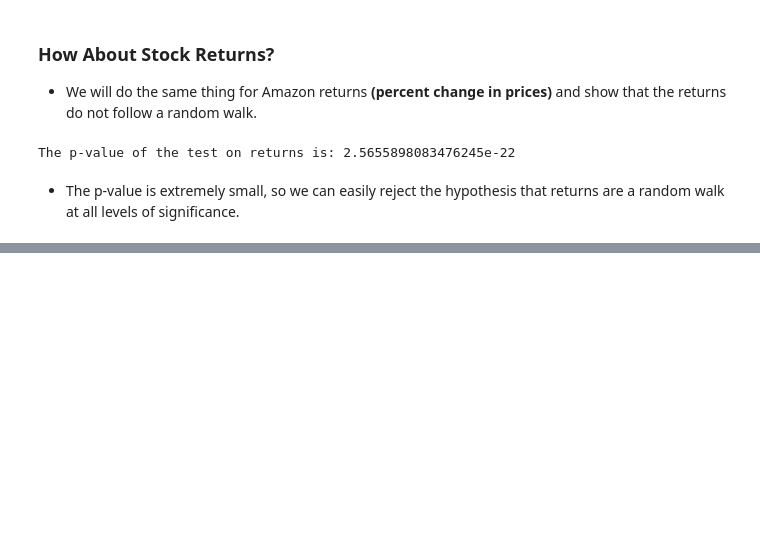
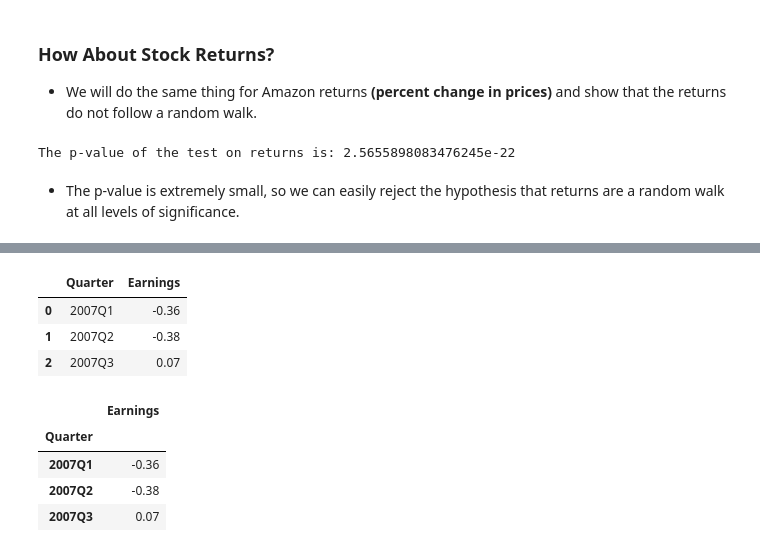
Before and after one commit to naikshubham/Forecasting-using-Python, a Jupyter notebook: Time-Series-Analysis/Time Series Analysis.ipynb, the cells around one changed output, grey strips where cells are left out. Cells and saved outputs as stored; diff of their text form; code cells hidden in the pictures; blank space fills up the shorter version.

```diff
--- a/Time-Series-Analysis/Time Series Analysis.ipynb
+++ b/Time-Series-Analysis/Time Series Analysis.ipynb
@@ -593,0 +600,20 @@ The p-value of the test on returns is: 2.5655898083476245e-22
+# %%
+from statsmodels.graphics.tsaplots import plot_acf
+import numpy as np
+
+HRB = pd.read_csv('./data/fin_data/HRB.csv')
+HRB.head(3)
+# %% [output]
+|  | Quarter | Earnings |
+| 0 | 2007Q1 | -0.36 |
+| 1 | 2007Q2 | -0.38 |
+| 2 | 2007Q3 | 0.07 |
+# %%
+HRB = HRB.set_index('Quarter')
+HRB.head(3)
+# %% [output]
+|  | Earnings |
+| Quarter |  |
+| 2007Q1 | -0.36 |
+| 2007Q2 | -0.38 |
+| 2007Q3 | 0.07 |
```
Also changed, not shown: parts of 6 cells of this notebook, 1 other file.
